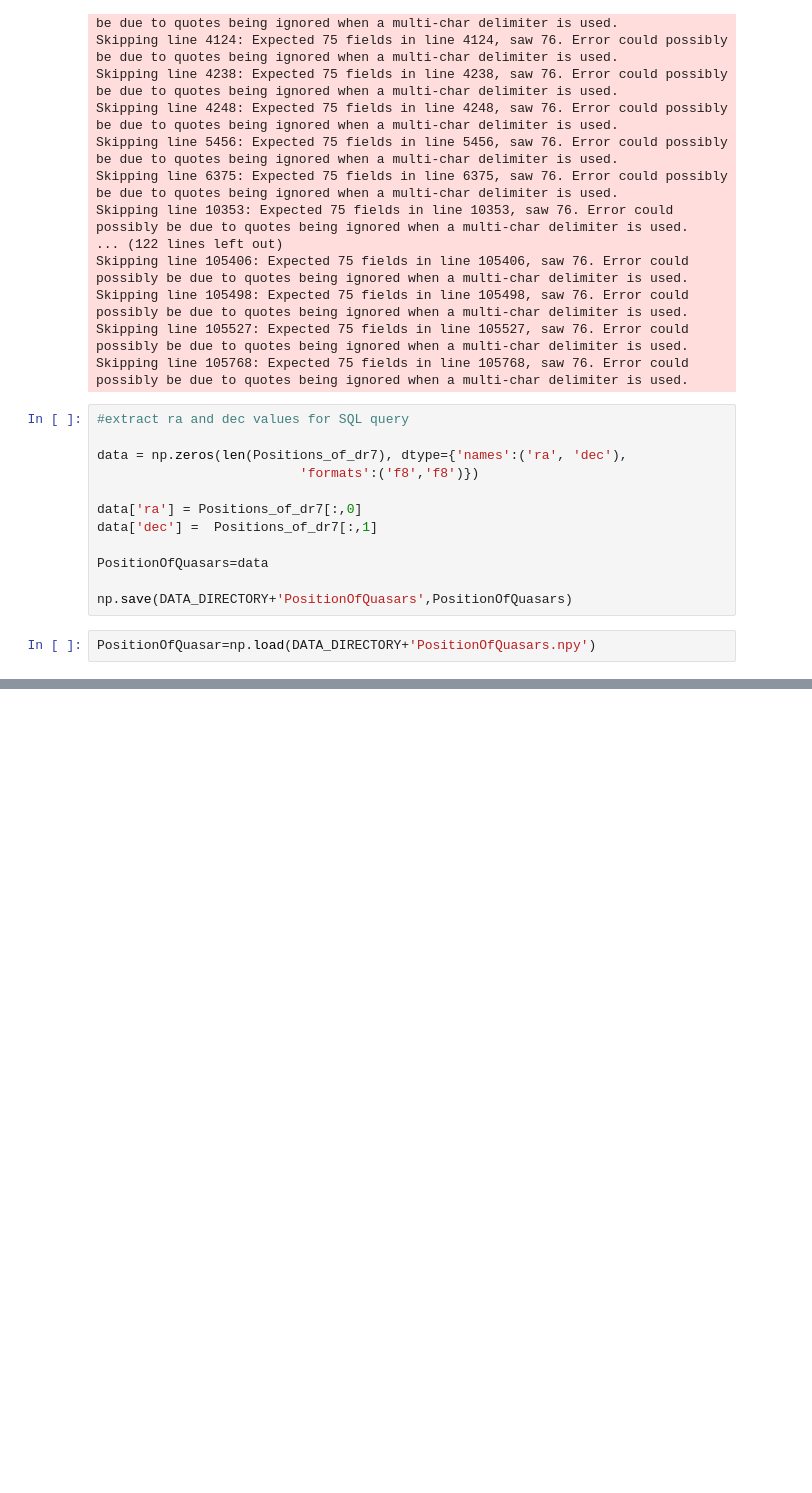
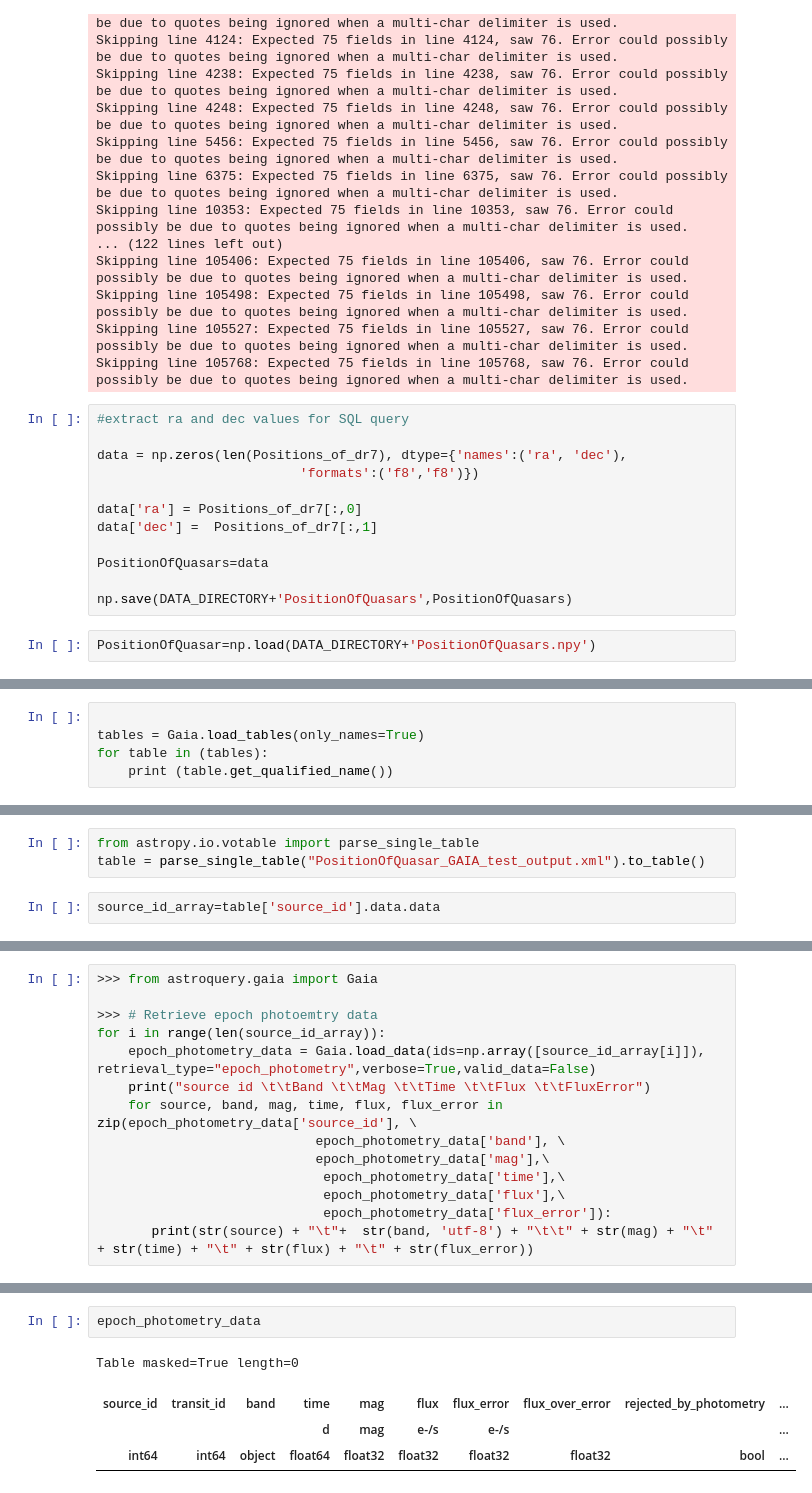
Before and after one commit to nevencaplar/Variability, a Jupyter notebook: HSC/HSC systematic.ipynb, the cells around one changed output, grey strips where cells are left out. Saved outputs shown, nothing was run; the diff lists cells and outputs as text; blank space fills up the shorter version.

```diff
--- a/HSC/HSC systematic.ipynb
+++ b/HSC/HSC systematic.ipynb
@@ -89,0 +108,5 @@ PositionOfQuasar=np.load(DATA_DIRECTORY+'PositionOfQuasars.npy')
+# %%
+
+tables = Gaia.load_tables(only_names=True)
+for table in (tables):
+    print (table.get_qualified_name())
@@ -89,0 +155,5 @@ PositionOfQuasar=np.load(DATA_DIRECTORY+'PositionOfQuasars.npy')
+# %%
+from astropy.io.votable import parse_single_table
+table = parse_single_table("PositionOfQuasar_GAIA_test_output.xml").to_table()
+# %%
+source_id_array=table['source_id'].data.data
@@ -89,0 +167,14 @@ PositionOfQuasar=np.load(DATA_DIRECTORY+'PositionOfQuasars.npy')
+# %%
+>>> from astroquery.gaia import Gaia
+
+>>> # Retrieve epoch photoemtry data
+for i in range(len(source_id_array)):
+    epoch_photometry_data = Gaia.load_data(ids=np.array([source_id_array[i]]), retrieval_type="epoch_photometry",verbose=True,valid_data=False)
+    print("source id \t\tBand \t\tMag \t\tTime \t\tFlux \t\tFluxError")
+    for source, band, mag, time, flux, flux_error in zip(epoch_photometry_data['source_id'], \
+                            epoch_photometry_data['band'], \
+                            epoch_photometry_data['mag'],\
+                             epoch_photometry_data['time'],\
+                             epoch_photometry_data['flux'],\
+                             epoch_photometry_data['flux_error']):
+       print(str(source) + "\t"+  str(band, 'utf-8') + "\t\t" + str(mag) + "\t" + str(time) + "\t" + str(flux) + "\t" + str(flux_error))
@@ -89,0 +199,7 @@ PositionOfQuasar=np.load(DATA_DIRECTORY+'PositionOfQuasars.npy')
+# %%
+epoch_photometry_data
+# %% [output]
+Table masked=True length=0
+| source_id | transit_id | band | time | mag | flux | flux_error | flux_over_error | rejected_by_photometry | ... |
+|  |  |  | d | mag | e-/s | e-/s |  |  | ... |
+| int64 | int64 | object | float64 | float32 | float32 | float32 | float32 | bool | ... |
```
Also changed, not shown: parts of 33 cells of this notebook, 57 other files.
